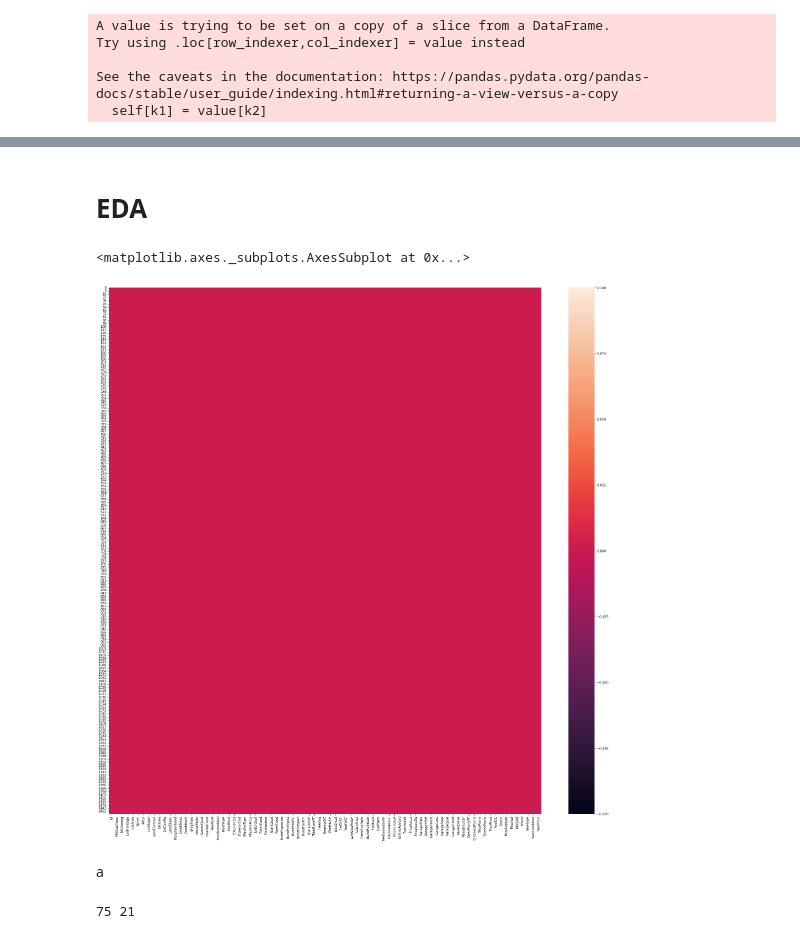
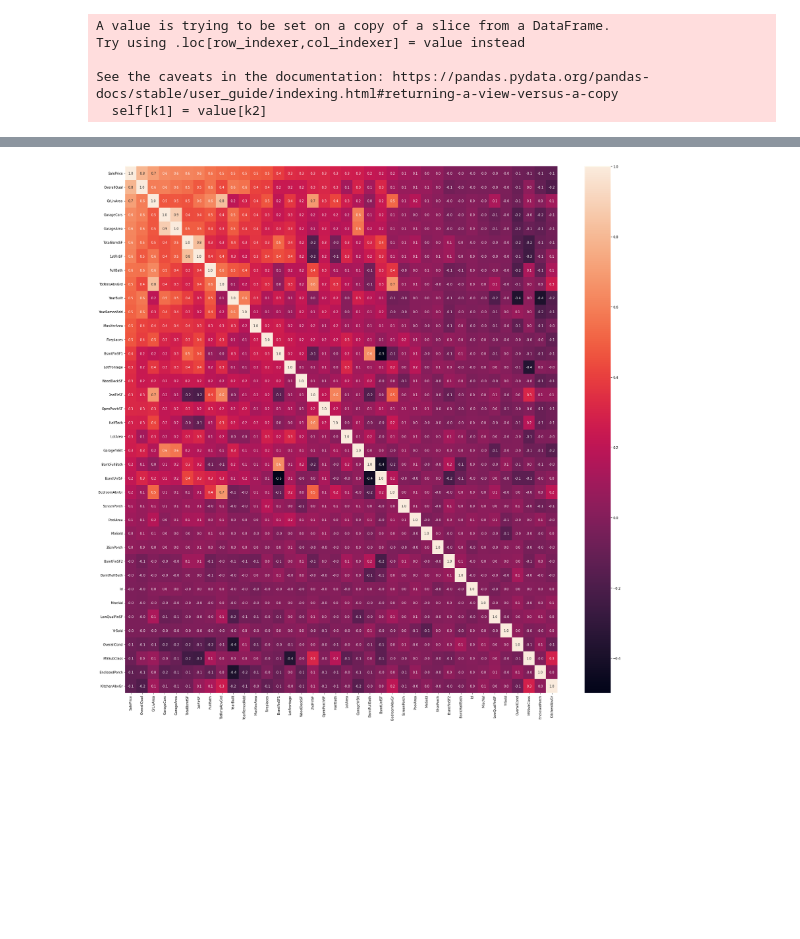
Before and after one commit to JuanFKurucz/ia-portfolio, a Jupyter notebook: content/posts/ca/ames-housing/AMES.ipynb, the cells around one changed output, grey strips where cells are left out. Cells and saved outputs as stored; diff of their text form; code cells hidden in the pictures; blank space fills up the shorter version.

```diff
--- a/content/posts/ca/ames-housing/AMES.ipynb
+++ b/content/posts/ca/ames-housing/AMES.ipynb
@@ -314,16 +252,0 @@ df.select_dtypes(exclude="object").describe()
-# %% [markdown]
-# EDA
-# %%
-fig, ax = plt.subplots(figsize=(30,30))
-sns.heatmap(df.isnull(), ax=ax)
-# %% [output]
-<matplotlib.axes._subplots.AxesSubplot at 0x...>
-[figure, removed]
-# %% [markdown]
-a
-# %%
-pca = decomposition.PCA(n_components=0.999999,svd_solver="full")#0.9999
-pca.fit(X)
-print(len(X.columns),len(pca.components_))
-# %% [output]
-75 21
@@ -332,0 +253,10 @@ X_val_pca = pca.transform(X_val)
+# %%
+corrmat = df.corr()
+cols = corrmat.nlargest(len(df.columns), 'SalePrice')['SalePrice'].index
+cm = np.corrcoef(df[cols].values.T)
+
+fig, ax = plt.subplots(figsize=(30,30))
+hm = sns.heatmap(cm, annot=True,fmt=".1f", yticklabels=cols.values, xticklabels=cols.values, ax=ax)
+plt.show()
+# %% [output]
+[figure, added]
```
Also changed, not shown: parts of 14 cells of this notebook, 8 other files.
